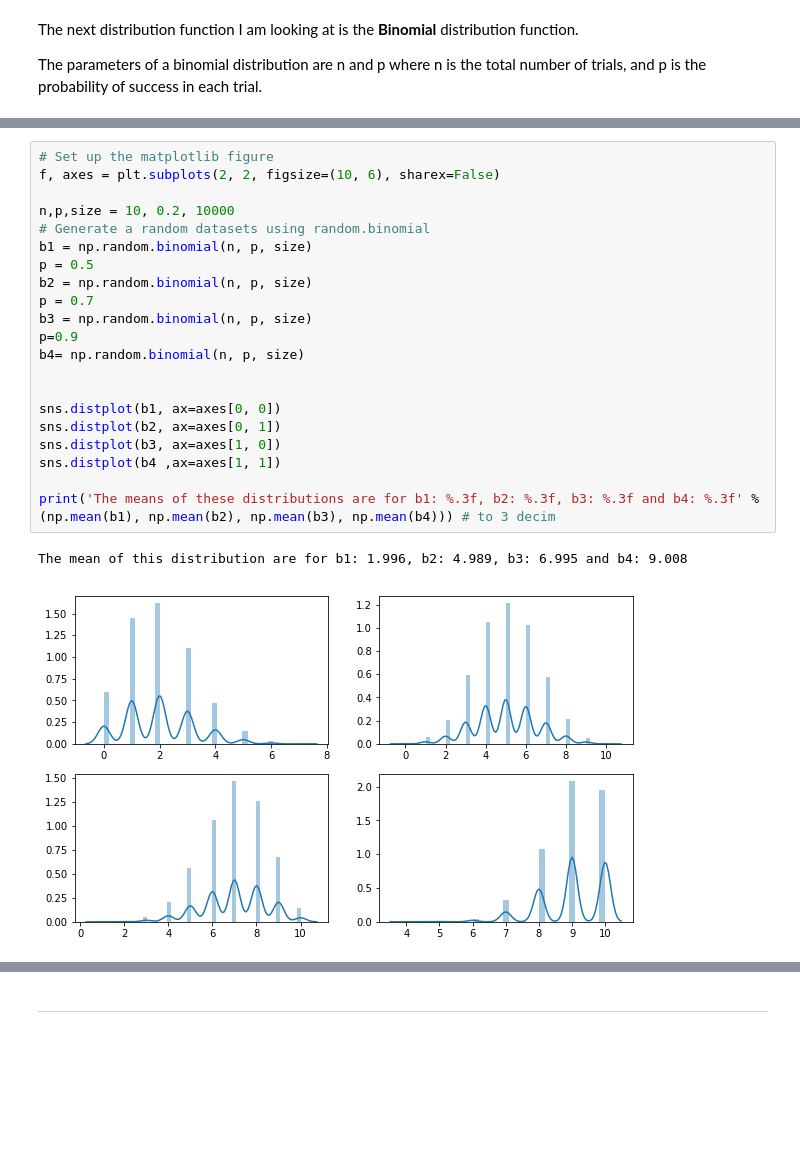
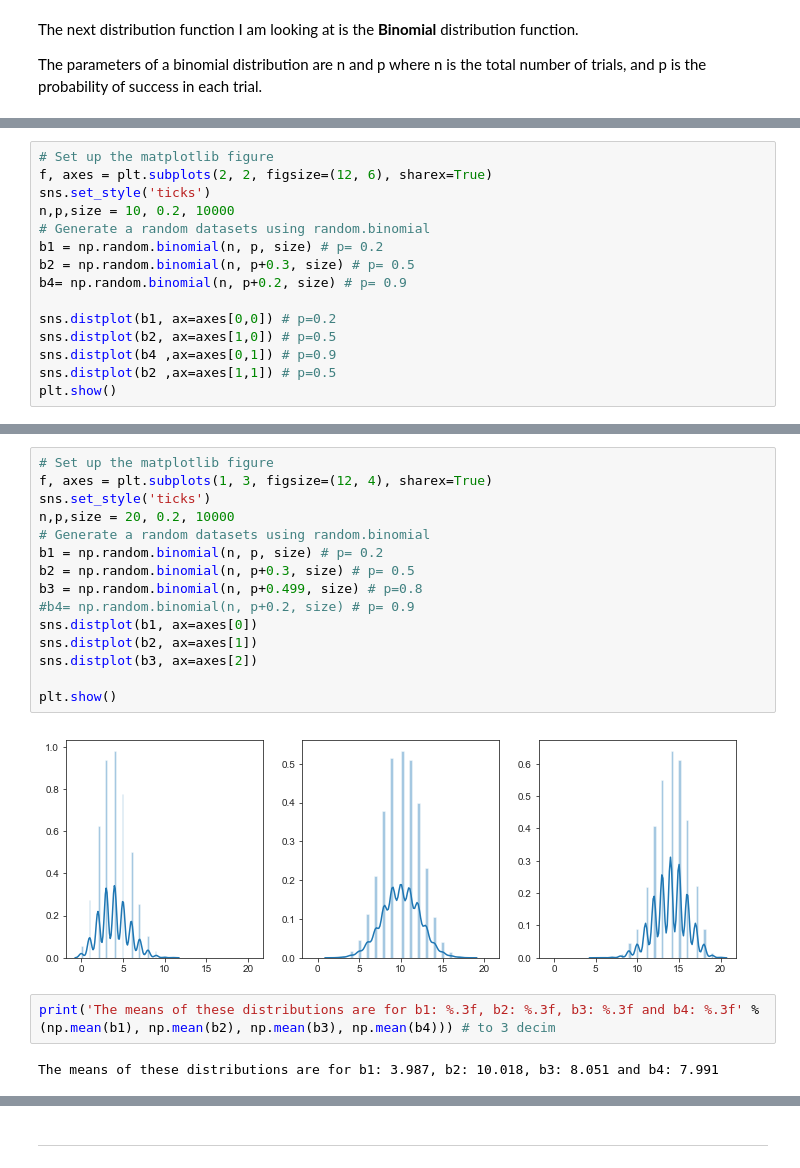
Before and after one commit to angela1C/Programming-for-Data-Analysis-numpy.random-project-2019, a Jupyter notebook: NumpyRandom.ipynb, the cells around one changed output, grey strips where cells are left out. Saved outputs shown, nothing was run; the diff lists cells and outputs as text; blank space fills up the shorter version.

Commit message:
binomial distribution and examples

```diff
--- a/NumpyRandom.ipynb
+++ b/NumpyRandom.ipynb
@@ -1324,0 +1330,15 @@ Below I plot various binomial distributions using different probabilities. Where
+# %%
+# Set up the matplotlib figure
+f, axes = plt.subplots(2, 2, figsize=(12, 6), sharex=True)
+sns.set_style('ticks')
+n,p,size = 10, 0.2, 10000
+# Generate a random datasets using random.binomial
+b1 = np.random.binomial(n, p, size) # p= 0.2
+b2 = np.random.binomial(n, p+0.3, size) # p= 0.5
+b4= np.random.binomial(n, p+0.2, size) # p= 0.9
+
+sns.distplot(b1, ax=axes[0,0]) # p=0.2
+sns.distplot(b2, ax=axes[1,0]) # p=0.5
+sns.distplot(b4 ,ax=axes[0,1]) # p=0.9
+sns.distplot(b2 ,ax=axes[1,1]) # p=0.5
+plt.show()
@@ -1325,24 +1347,21 @@ Below I plot various binomial distributions using different probabilities. Where
 # %%
 # Set up the matplotlib figure
-f, axes = plt.subplots(2, 2, figsize=(10, 6), sharex=False)
+f, axes = plt.subplots(1, 3, figsize=(12, 4), sharex=True)
+sns.set_style('ticks')
+n,p,size = 20, 0.2, 10000
+# Generate a random datasets using random.binomial
+b1 = np.random.binomial(n, p, size) # p= 0.2
+b2 = np.random.binomial(n, p+0.3, size) # p= 0.5
+b3 = np.random.binomial(n, p+0.499, size) # p=0.8
+#b4= np.random.binomial(n, p+0.2, size) # p= 0.9
+sns.distplot(b1, ax=axes[0])
+sns.distplot(b2, ax=axes[1])
+sns.distplot(b3, ax=axes[2])
 
-n,p,size = 10, 0.2, 10000
-# Generate a random datasets using random.binomial
-b1 = np.random.binomial(n, p, size)
-p = 0.5
-b2 = np.random.binomial(n, p, size)
-p = 0.7
-b3 = np.random.binomial(n, p, size)
-p=0.9
-b4= np.random.binomial(n, p, size)
-
-
-sns.distplot(b1, ax=axes[0, 0])
-sns.distplot(b2, ax=axes[0, 1])
-sns.distplot(b3, ax=axes[1, 0])
-sns.distplot(b4 ,ax=axes[1, 1])
-
-print('The means of these distributions are for b1: %.3f, b2: %.3f, b3: %.3f and b4: %.3f' %(np.mean(b1), np.mean(b2), np.mean(b3), np.mean(b4))) # to 3 decim
+plt.show()
 # %% [output]
-The mean of this distribution are for b1: 1.996, b2: 4.989, b3: 6.995 and b4: 9.008
-[figure, old version]
+[figure, new version]
+# %%
+print('The means of these distributions are for b1: %.3f, b2: %.3f, b3: %.3f and b4: %.3f' %(np.mean(b1), np.mean(b2), np.mean(b3), np.mean(b4))) # to 3 decim
+# %% [output]
+The means of these distributions are for b1: 3.987, b2: 10.018, b3: 8.051 and b4: 7.991
```
Also changed, not shown: parts of 52 cells of this notebook, 1 other file.
